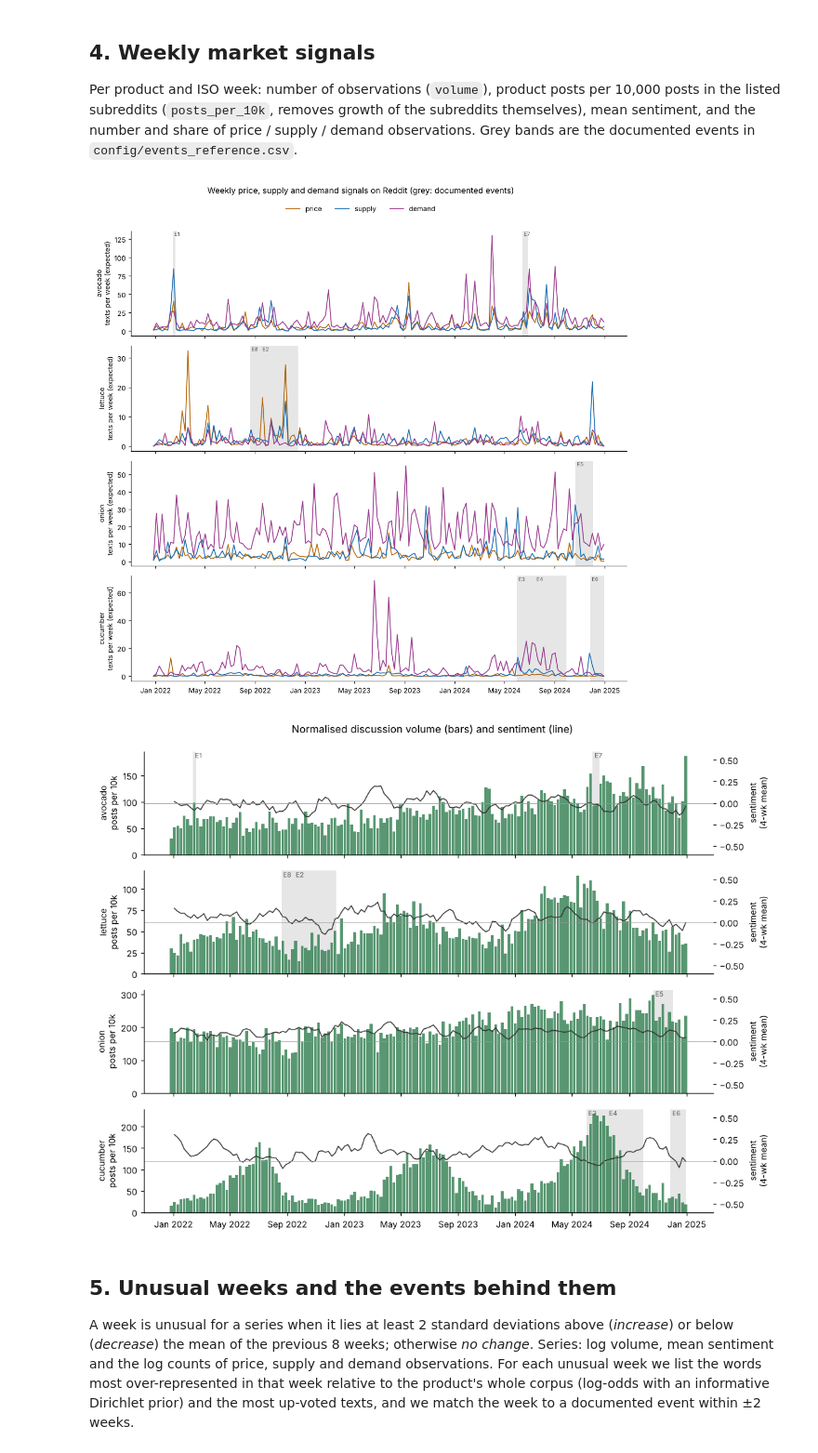
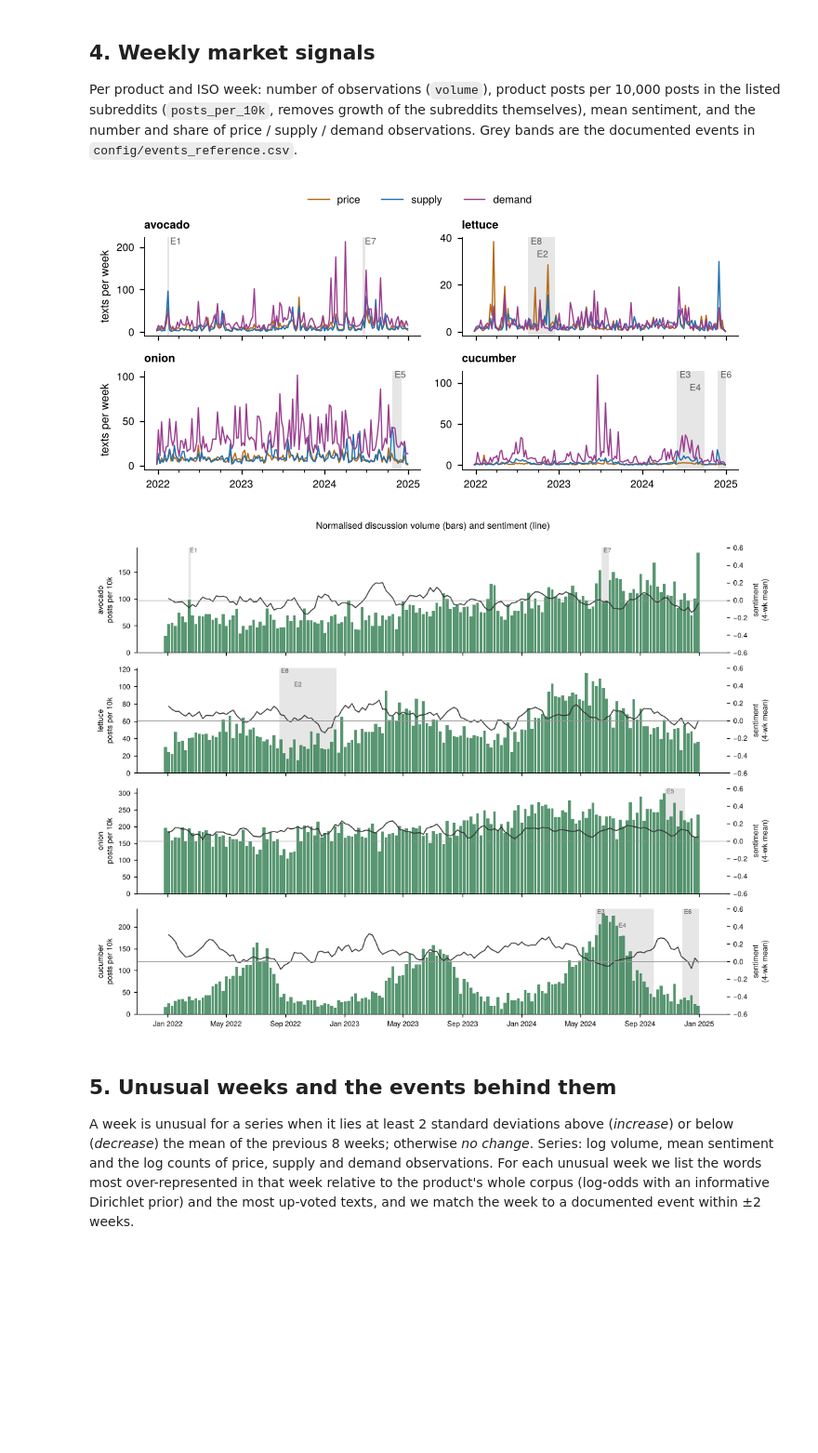
Before and after one commit to joy91269/CultivateIQYummy, a Jupyter notebook: notebooks/task2_signals_and_prices.ipynb, the cells around one changed output. Shown at 93% size. Cells and saved outputs as stored; diff of their text form; code cells hidden in the pictures; blank space fills up the shorter version.

```diff
--- a/notebooks/task2_signals_and_prices.ipynb
+++ b/notebooks/task2_signals_and_prices.ipynb
@@ -30,6 +30,8 @@ os.chdir(ROOT)
 
 import numpy as np
 import pandas as pd
+import matplotlib
+import matplotlib.font_manager
 import matplotlib.pyplot as plt
 import matplotlib.dates as mdates
 
@@ -39,7 +41,16 @@ from analysis.classify import LABELS
 warnings.filterwarnings("ignore")
 pd.set_option("display.width", 180)
 pd.set_option("display.max_colwidth", 110)
-plt.rcParams.update({"figure.dpi": 110, "axes.spines.top": False, "axes.spines.right": False, "font.size": 9})
+plt.rcParams.update({"figure.dpi": 110, "axes.spines.top": False, "axes.spines.right": False,
+                     # report figures are drawn at print size (6.5 in wide) with 8 pt text
+                     "font.size": 8, "axes.titlesize": 8, "axes.labelsize": 8, "legend.fontsize": 7.5,
+                     "xtick.labelsize": 7.5, "ytick.labelsize": 7.5, "axes.linewidth": 0.6,
+                     "font.family": "sans-serif",
+                     "font.sans-serif": ["TeX Gyre Heros", "Arial", "Helvetica", "DejaVu Sans"]})
+for _f in ["/usr/share/texmf/fonts/opentype/public/tex-gyre/texgyreheros-regular.otf",
+           "/usr/share/texmf/fonts/opentype/public/tex-gyre/texgyreheros-bold.otf"]:
+    if Path(_f).exists():
+        matplotlib.font_manager.fontManager.addfont(_f)
 
 FIG, TAB = ROOT / "outputs/figures", ROOT / "outputs/tables"
 FIG.mkdir(parents=True, exist_ok=True)
@@ -336,40 +389,49 @@ price / supply / demand observations. Grey bands are the documented events in `c
 # %%
 post_counts = pd.read_csv("data/processed/weekly_post_counts.csv", parse_dates=["week_start"])
 sig = S.weekly_signals(obs, post_counts, START, END)
 sig = S.add_anomalies(sig)
 sig.to_csv(TAB / "weekly_signals.csv", index=False)
 
 def shade(ax, prod):
-    for e in events_ref[events_ref["product"] == prod].itertuples():
+    prev, level = None, 0
+    for e in events_ref[events_ref["product"] == prod].sort_values("start_date").itertuples():
         ax.axvspan(e.start_date, e.end_date, color="0.9", zorder=0, lw=0)
-        ax.text(e.start_date, ax.get_ylim()[1], f" {e.event_id}", va="top", fontsize=7, color="0.35")
+        level = level + 1 if prev is not None and (e.start_date - prev).days < 45 else 0   # stagger close labels
+        ax.text(e.start_date, 1 - 0.13 * level, f" {e.event_id}", transform=ax.get_xaxis_transform(), va="top",
+                fontsize=6.5, color="0.35")
+        prev = e.start_date
 
-fig, axes = plt.subplots(4, 1, figsize=(10, 9.5), sharex=True)
-for ax, prod in zip(axes, PRODUCTS):
+fig, axes = plt.subplots(2, 2, figsize=(6.5, 3.1), sharex=True)
+for ax, prod in zip(axes.flat, PRODUCTS):
     g = sig[sig["product"] == prod].set_index("week_start")
     for lab_ in ["price", "supply", "demand"]:
-        ax.plot(g.index, g[f"n_{lab_}"], color=COLORS[lab_], lw=1.2, label=lab_)
-    ax.set_ylabel(f"{prod}\ntexts per week (expected)")
+        ax.plot(g.index, g[f"n_{lab_}"], color=COLORS[lab_], lw=0.9, label=lab_)
+    ax.set_title(prod, loc="left", fontweight="bold")
     shade(ax, prod)
-fig.legend(*axes[0].get_legend_handles_labels(), ncol=3, frameon=False, loc="upper center", bbox_to_anchor=(0.5, 0.97))
-axes[-1].xaxis.set_major_formatter(mdates.DateFormatter("%b %Y"))
-fig.suptitle("Weekly price, supply and demand signals on Reddit (grey: documented events)", y=0.995)
-fig.tight_layout(rect=(0, 0, 1, 0.955)); fig.savefig(FIG / "weekly_signals.png", dpi=200); plt.show()
+for ax in axes[:, 0]:
+    ax.set_ylabel("texts per week")
+for ax in axes[-1]:
+    ax.xaxis.set_major_locator(mdates.YearLocator())
+    ax.xaxis.set_minor_locator(mdates.MonthLocator(bymonth=[4, 7, 10]))
+    ax.xaxis.set_major_formatter(mdates.DateFormatter("%Y"))
+fig.legend(*axes[0, 0].get_legend_handles_labels(), ncol=3, frameon=False, loc="upper center",
+           bbox_to_anchor=(0.5, 1.0))
+fig.tight_layout(rect=(0, 0, 1, 0.93)); fig.savefig(FIG / "weekly_signals.png", dpi=300); plt.show()
 
 fig, axes = plt.subplots(4, 1, figsize=(10, 7.5), sharex=True)
 for ax, prod in zip(axes, PRODUCTS):
     g = sig[sig["product"] == prod].set_index("week_start")
     ax.bar(g.index, g["posts_per_10k"], width=6, color="#2f7d4f", alpha=0.8)
     ax2 = ax.twinx(); ax2.plot(g.index, g["sentiment"].rolling(4, min_periods=2).mean(), color="#333", lw=1)
     ax2.axhline(0, color="0.6", lw=0.6); ax2.set_ylim(-0.6, 0.6)
     ax.set_ylabel(f"{prod}\nposts per 10k"); ax2.set_ylabel("sentiment\n(4-wk mean)")
     shade(ax, prod)
 axes[-1].xaxis.set_major_formatter(mdates.DateFormatter("%b %Y"))
 fig.suptitle("Normalised discussion volume (bars) and sentiment (line)", y=0.995)
 fig.tight_layout(); fig.savefig(FIG / "volume_sentiment.png", dpi=200); plt.show()
 # %% [output]
-[figure, old version]
+[figure, new version]
-[figure, old version]
+[figure, new version]
 # %% [markdown]
 ## 5. Unusual weeks and the events behind them
 
```
Also changed, not shown: parts of 12 cells of this notebook, 17 other files.
